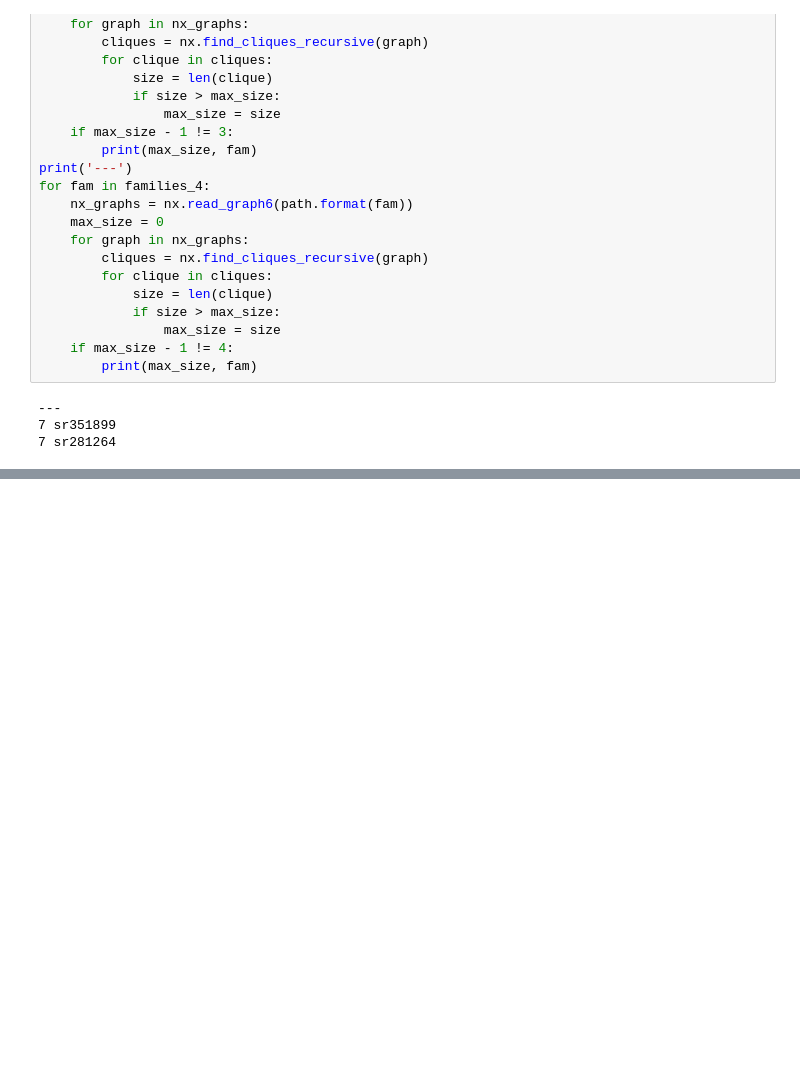
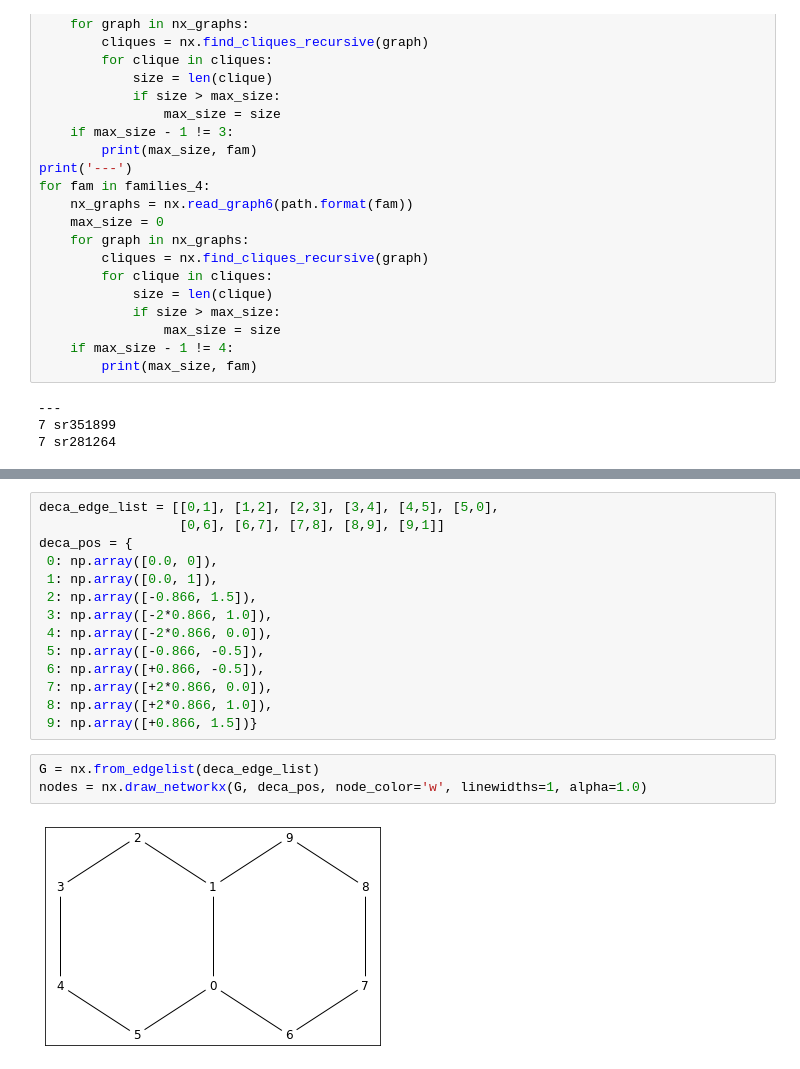
Before and after one commit to twitter-research/cwn, a Jupyter notebook: data/notebooks/SR_graphs.ipynb, the cells around one changed output, grey strips where cells are left out. Drawn from its saved outputs; the diff is of its cells as text; blank space fills up the shorter version.

```diff
--- a/data/notebooks/SR_graphs.ipynb
+++ b/data/notebooks/SR_graphs.ipynb
@@ -55,0 +141,19 @@ print(max_size)
+# %%
+deca_edge_list = [[0,1], [1,2], [2,3], [3,4], [4,5], [5,0],
+                  [0,6], [6,7], [7,8], [8,9], [9,1]]
+deca_pos = {
+ 0: np.array([0.0, 0]),
+ 1: np.array([0.0, 1]),
+ 2: np.array([-0.866, 1.5]),
+ 3: np.array([-2*0.866, 1.0]),
+ 4: np.array([-2*0.866, 0.0]),
+ 5: np.array([-0.866, -0.5]),
+ 6: np.array([+0.866, -0.5]),
+ 7: np.array([+2*0.866, 0.0]),
+ 8: np.array([+2*0.866, 1.0]),
+ 9: np.array([+0.866, 1.5])}
+# %%
+G = nx.from_edgelist(deca_edge_list)
+nodes = nx.draw_networkx(G, deca_pos, node_color='w', linewidths=1, alpha=1.0)
+# %% [output]
+[figure, added]
```
Also changed, not shown: parts of 7 cells of this notebook, 2 other files.
